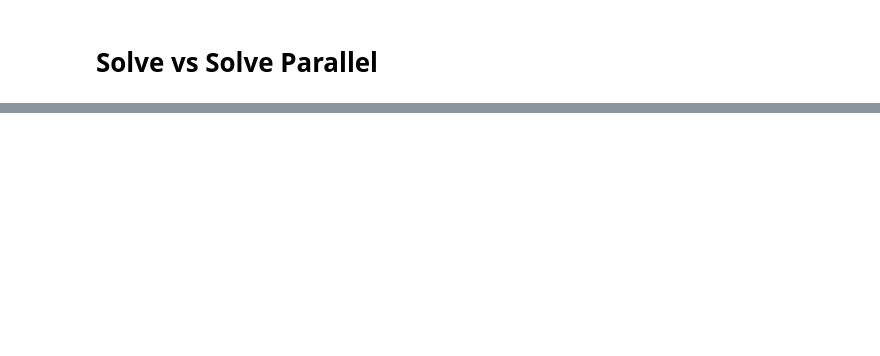
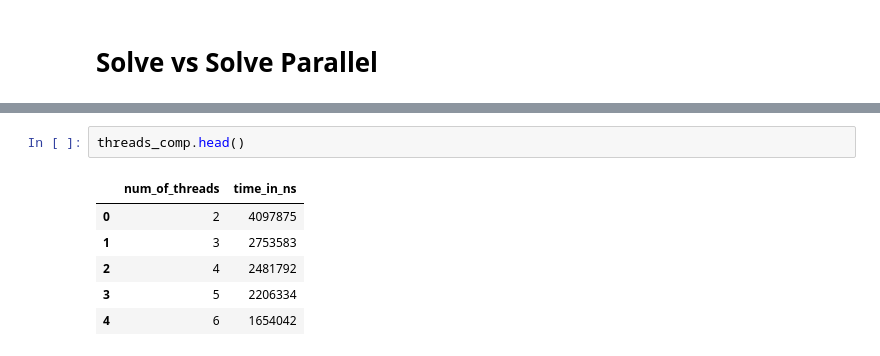
Before and after one commit to jakubjanak2004/TravellingSalesmanSolver, a Jupyter notebook: data_analysis/solver_comparision.ipynb, the cells around one changed output, grey strips where cells are left out. Drawn from its saved outputs; the diff is of its cells as text; blank space fills up the shorter version.

```diff
--- a/data_analysis/solver_comparision.ipynb
+++ b/data_analysis/solver_comparision.ipynb
@@ -143,0 +163,9 @@ plt.show()
+# %%
+threads_comp.head()
+# %% [output]
+|  | num_of_threads | time_in_ns |
+| 0 | 2 | 4097875 |
+| 1 | 3 | 2753583 |
+| 2 | 4 | 2481792 |
+| 3 | 5 | 2206334 |
+| 4 | 6 | 1654042 |
```
Also changed, not shown: parts of 15 cells of this notebook, 1 other file.
